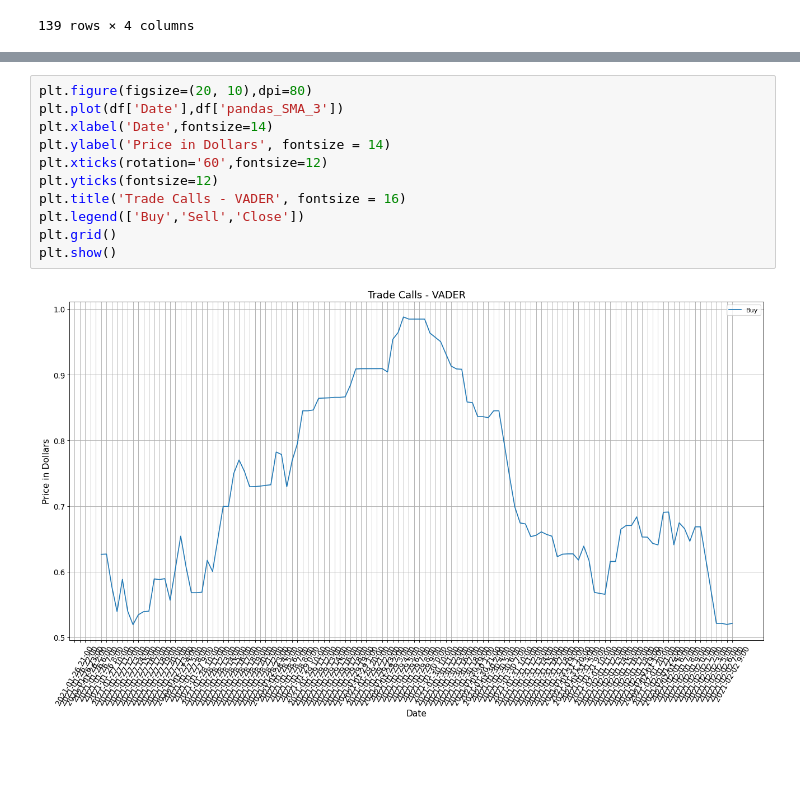
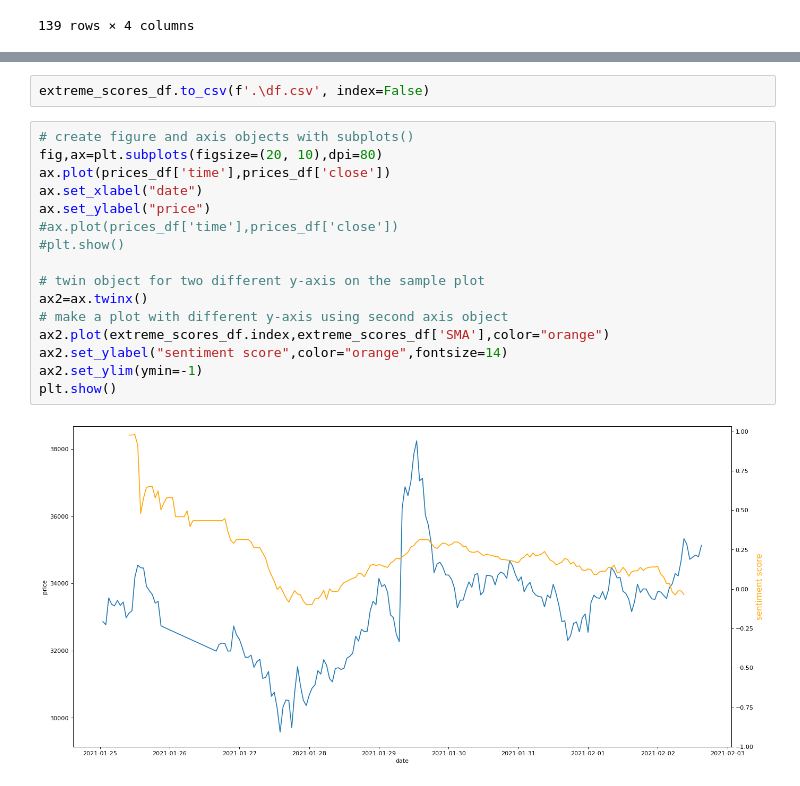
Before and after one commit to RMacW98/FYProject, a Jupyter notebook: Article Streaming/Times Series.ipynb, the cells around one changed output, grey strips where cells are left out. Cells and saved outputs as stored; diff of their text form; blank space fills up the shorter version.

```diff
--- a/Article Streaming/Times Series.ipynb
+++ b/Article Streaming/Times Series.ipynb
@@ -151,13 +179,20 @@ df
-# %%
-plt.figure(figsize=(20, 10),dpi=80)
-plt.plot(df['Date'],df['pandas_SMA_3'])
-plt.xlabel('Date',fontsize=14)
-plt.ylabel('Price in Dollars', fontsize = 14)
-plt.xticks(rotation='60',fontsize=12)
-plt.yticks(fontsize=12)
-plt.title('Trade Calls - VADER', fontsize = 16)
-plt.legend(['Buy','Sell','Close'])
-plt.grid()
-plt.show()
-# %% [output]
-[figure, removed]
+# %%
+extreme_scores_df.to_csv(f'.\df.csv', index=False)
+# %%
+# create figure and axis objects with subplots()
+fig,ax=plt.subplots(figsize=(20, 10),dpi=80)
+ax.plot(prices_df['time'],prices_df['close'])
+ax.set_xlabel("date")
+ax.set_ylabel("price")
+#ax.plot(prices_df['time'],prices_df['close'])
+#plt.show()
+
+# twin object for two different y-axis on the sample plot
+ax2=ax.twinx()
+# make a plot with different y-axis using second axis object
+ax2.plot(extreme_scores_df.index,extreme_scores_df['SMA'],color="orange")
+ax2.set_ylabel("sentiment score",color="orange",fontsize=14)
+ax2.set_ylim(ymin=-1)
+plt.show()
+# %% [output]
+[figure, added]
```
Also changed, not shown: parts of 12 cells of this notebook, 2 other files.
